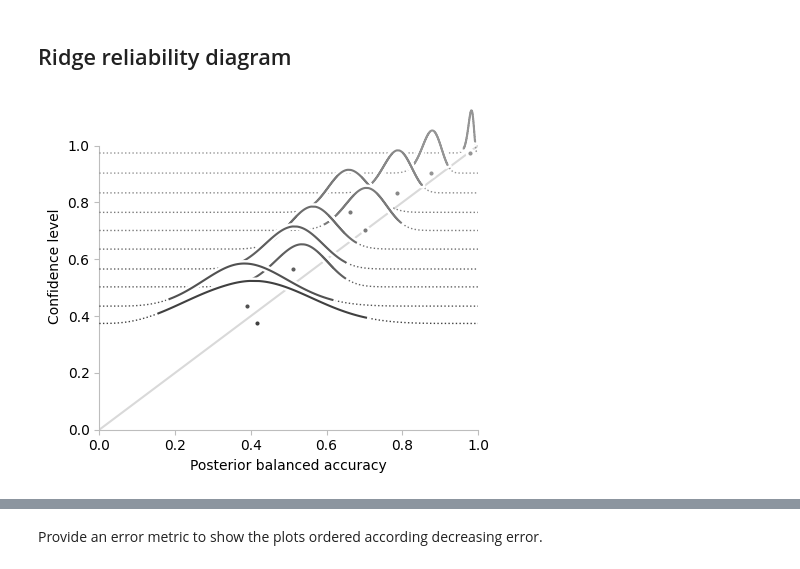
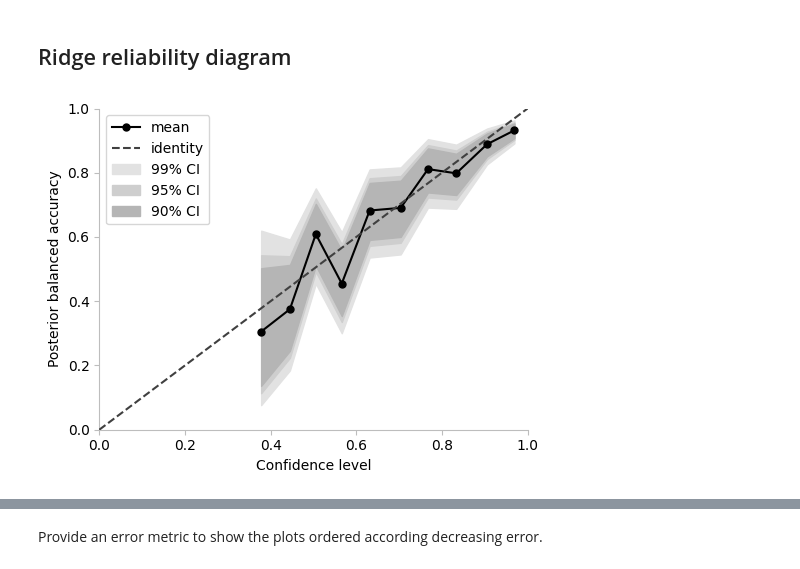
Before and after one commit to MaximLippeveld/riverreliability, a Jupyter notebook: notebooks/plots.ipynb, the cells around one changed output, grey strips where cells are left out. Drawn from its saved outputs; the diff is of its cells as text; code cells hidden in the pictures.

Commit message:
Implement river plot

```diff
--- a/notebooks/plots.ipynb
+++ b/notebooks/plots.ipynb
@@ -148,8 +201,8 @@ def ridge_diagram(beta_distributions_per_bin:np.array, proportions_per_bin:np.ar
 
 def ridge_reliability_diagram(y_probs:np.array, y_preds:np.array, y_true:np.array, ax:matplotlib.axes.Axes, bins="fd", plot_densities:bool=True, exact:bool=False):
 
-    ax.set_ylabel("Confidence level")
-    ax.set_xlabel("Posterior balanced accuracy")
+    ax.set_xlabel("Confidence level")
+    ax.set_ylabel("Posterior balanced accuracy")
 
     num_classes = len(np.unique(y_true))
 
@@ -186,14 +239,15 @@ def ridge_reliability_diagram(y_probs:np.array, y_preds:np.array, y_true:np.arra
             incorrect = len(y_true[selector]) - correct
             distributions[i] = correct + 1, incorrect + 1
 
-    ridge_diagram(distributions, proportions, plot_densities, ax)
+    river_diagram(distributions, proportions, plot_densities, ax)
 # %%
 fig, ax = plt.subplots(subplot_kw={"aspect": 0.75}, dpi=100, tight_layout=True)
 ridge_reliability_diagram(y_probs, y_probs.argmax(axis=1), y_test, ax, bins=15)
 
+plt.legend()
 plt.savefig("ridge_example.pdf")
 # %% [output]
-[figure, old version]
+[figure, new version]
 # %%
 # export
 
```
Also changed, not shown: parts of 5 cells of this notebook.
